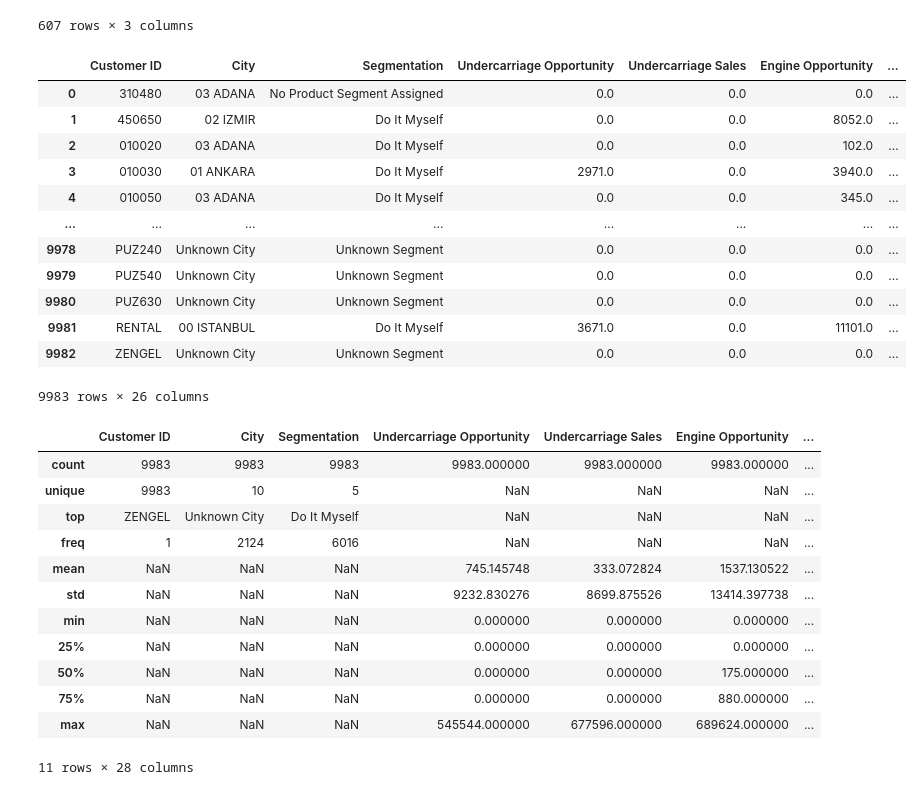
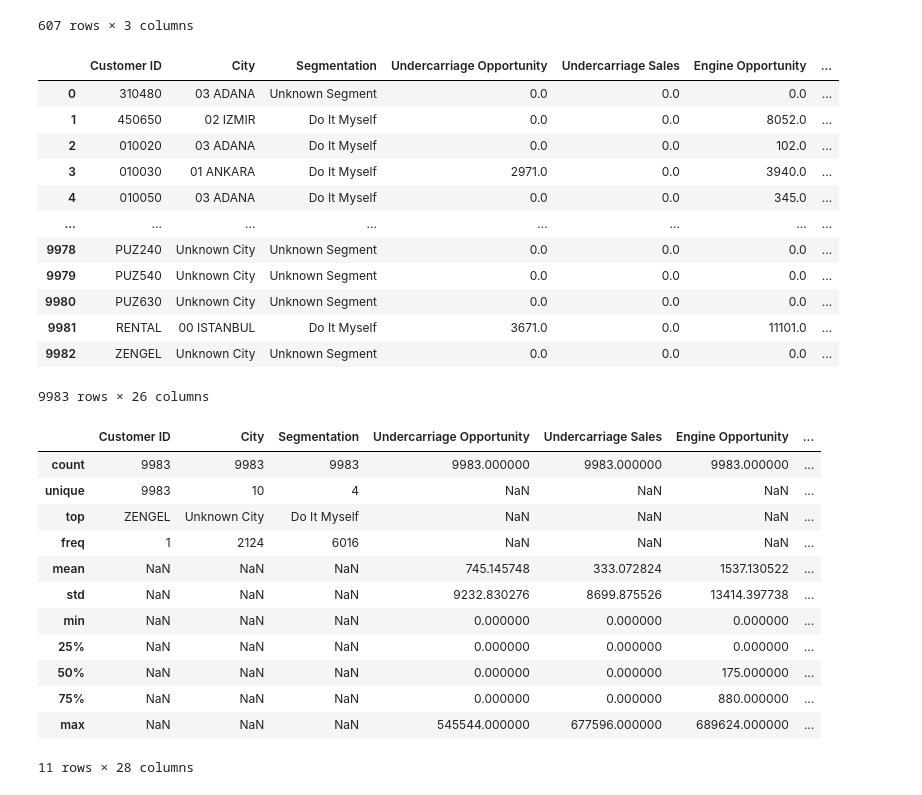
Before and after one commit to marulsnesamony/Portfolio, a Jupyter notebook: Python Code/Customer Opportunities and Sales- Part 1 - Cleaning the dataset.ipynb, the cells around one changed output. Drawn from its saved outputs; the diff is of its cells as text; code cells hidden in the pictures.

```diff
--- a/Python Code/Customer Opportunities and Sales- Part 1 - Cleaning the dataset.ipynb
+++ b/Python Code/Customer Opportunities and Sales- Part 1 - Cleaning the dataset.ipynb
@@ -450,34 +450,35 @@ sales_grp_df[~sales_grp_df['Customer ID'].isin(vehicle_grp_df['Customer ID'])]
 # All the dataframes are now at the grain of Customer. Combine the information in all to do a comprehensive analysis
 # these are the cleaned dataframes that need to be combined
 # customerdf, cust_grp_df, vehicle_grp_df, sales_grp_df
 
 # Store dataframes in a list
 dflist = [customerdf, cust_grp_df, vehicle_grp_df, sales_grp_df]
 
 all_cust_df = reduce(lambda left, right: pd.merge(left, right, on=['Customer ID'], how="outer"), dflist)
 # all_cust_df = customerdf.copy()
 # all_cust_df.merge(cust_grp_df, on=['Customer ID'], how="outer").merge(vehicle_grp_df, on=['Customer ID'], how="outer")
 
 # Due to outer join, columns that didn't have values in other dataframes have 'NaN' as the default value
 # Change the default 'NaN' value to 0 for numeric columns
 # Find the columns with numeric data types
 
 numeric_column_names = all_cust_df.select_dtypes(include=[np.number]).columns.tolist()
 
 # Change 'NaN' values to 0
 all_cust_df[numeric_column_names] = all_cust_df[numeric_column_names].fillna(0)
 
 # Fill Null Segmentation records with 'Unknown Segmentation'
 all_cust_df['Segmentation'] = all_cust_df['Segmentation'].fillna("Unknown Segment")
+all_cust_df['Segmentation'] = np.where(all_cust_df['Segmentation'] == 'No Product Segment Assigned', "Unknown Segment", all_cust_df['Segmentation'])
 
 # Fill Null City records with 'Unknown City'
 all_cust_df['City'] = all_cust_df['City'].fillna("Unknown City")
 
 # this is the cleaned dataset
 all_cust_df
 # %% [output]
 |  | Customer ID | City | Segmentation | Undercarriage Opportunity | Undercarriage Sales | Engine Opportunity | ... |
-| 0 | 310480 | 03 ADANA | No Product Segment Assigned | 0.0 | 0.0 | 0.0 | ... |
+| 0 | 310480 | 03 ADANA | Unknown Segment | 0.0 | 0.0 | 0.0 | ... |
 | 1 | 450650 | 02 IZMIR | Do It Myself | 0.0 | 0.0 | 8052.0 | ... |
 | 2 | 010020 | 03 ADANA | Do It Myself | 0.0 | 0.0 | 102.0 | ... |
 | 3 | 010030 | 01 ANKARA | Do It Myself | 2971.0 | 0.0 | 3940.0 | ... |
@@ -512,7 +513,7 @@ all_cust_df.describe(include = "all")
 # %% [output]
 |  | Customer ID | City | Segmentation | Undercarriage Opportunity | Undercarriage Sales | Engine Opportunity | ... |
 | count | 9983 | 9983 | 9983 | 9983.000000 | 9983.000000 | 9983.000000 | ... |
-| unique | 9983 | 10 | 5 | NaN | NaN | NaN | ... |
+| unique | 9983 | 10 | 4 | NaN | NaN | NaN | ... |
 | top | ZENGEL | Unknown City | Do It Myself | NaN | NaN | NaN | ... |
 | freq | 1 | 2124 | 6016 | NaN | NaN | NaN | ... |
 | mean | NaN | NaN | NaN | 745.145748 | 333.072824 | 1537.130522 | ... |
```
